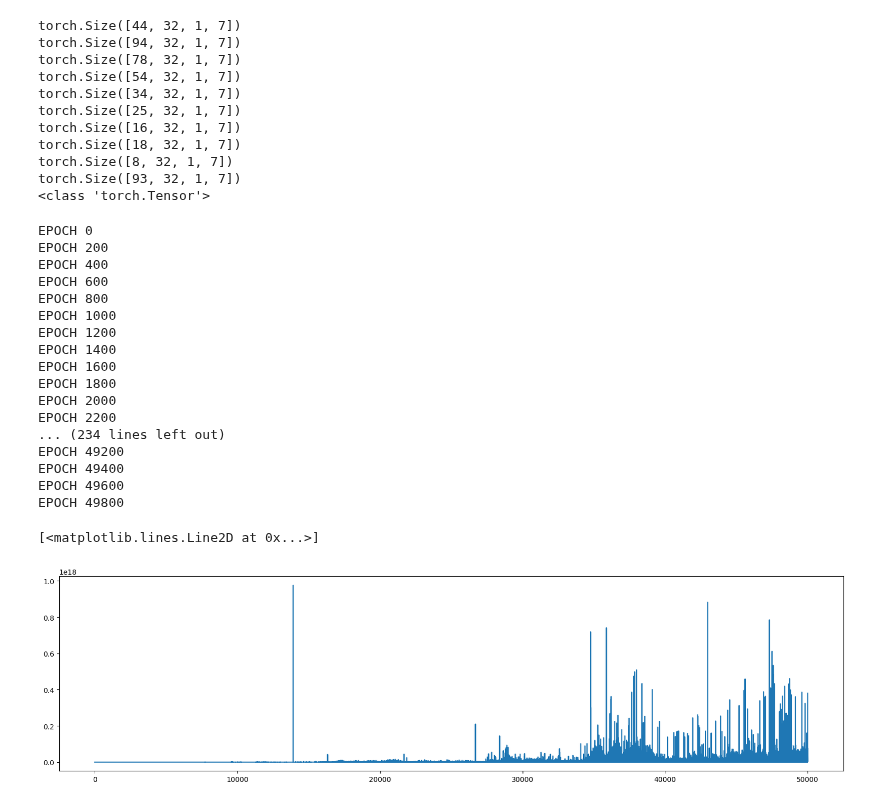
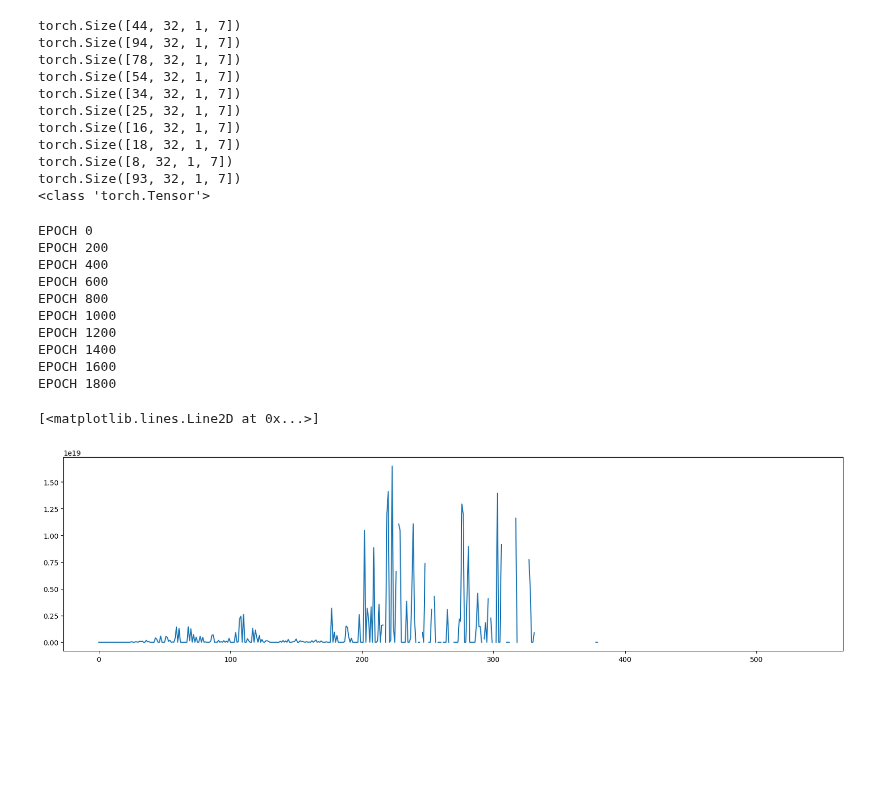
Before and after one commit to adarshramiyer/gAIt, a Jupyter notebook: siamese_net/triplet_scnn_experimentation.ipynb, the cells around one changed output. Drawn from its saved outputs; the diff is of its cells as text; code cells hidden in the pictures; blank space fills up the shorter version.

```diff
--- a/siamese_net/triplet_scnn_experimentation.ipynb
+++ b/siamese_net/triplet_scnn_experimentation.ipynb
@@ -189,7 +189,7 @@ fc_size4 = 128
 fc_size5 = 64
 output_size = 2
 batch_size = 371
-learning_rate = 0.001
+learning_rate = 0.01
 tmp = 0.1
 
 
@@ -243,6 +243,7 @@ class SiameseNet(nn.Module):
 model = SiameseNet()
 
 triplet_loss = nn.TripletMarginLoss()
+mse = nn.MSELoss()
 optimizer = torch.optim.Adam(model.parameters(), lr=learning_rate)
 # %%
 def get_positive(anchor_label, anchor_index):
@@ -269,11 +270,13 @@ def get_anchor_pos_neg():
     negative, label_delta = get_negative(anchor_label)
     return anchor, get_positive(anchor_label, anchor_index), negative, label_delta
 # %%
-num_epochs = 50000
+# training model
+
+num_epochs = 2000
 
 losses = []
 
-label_to_margin_scale = 10.0
+label_to_margin_scale = 100.0
 
 model.apply(model._init_weights)
 
@@ -287,41 +290,35 @@ for epoch in range(num_epochs):
     #print(negative.size())
     a_enc = model(anchor)
     p_enc = model(positive)
     n_enc = model(negative)
 
     triplet_loss = nn.TripletMarginLoss(margin=label_margin)
 
     loss = triplet_loss(a_enc, p_enc, n_enc)
+    mse_loss = mse(a_enc, p_enc)
 
     losses.append(loss.item())
 
     loss.backward()
     optimizer.step()
 
     if (epoch % 200 == 0):
         print('EPOCH ' + str(epoch))
 
 ax.plot(losses)
 # %% [output]
 EPOCH 0
 EPOCH 200
 EPOCH 400
 EPOCH 600
 EPOCH 800
 EPOCH 1000
 EPOCH 1200
 EPOCH 1400
 EPOCH 1600
 EPOCH 1800
-EPOCH 2000
-EPOCH 2200
-... (234 lines left out)
-EPOCH 49200
-EPOCH 49400
-EPOCH 49600
-EPOCH 49800
 [<matplotlib.lines.Line2D at 0x...>]
-[figure, old version]
+[figure, new version]
 # %%
 # examining 2d encodings
 
```
Also changed, not shown: parts of 1 cell of this notebook.
